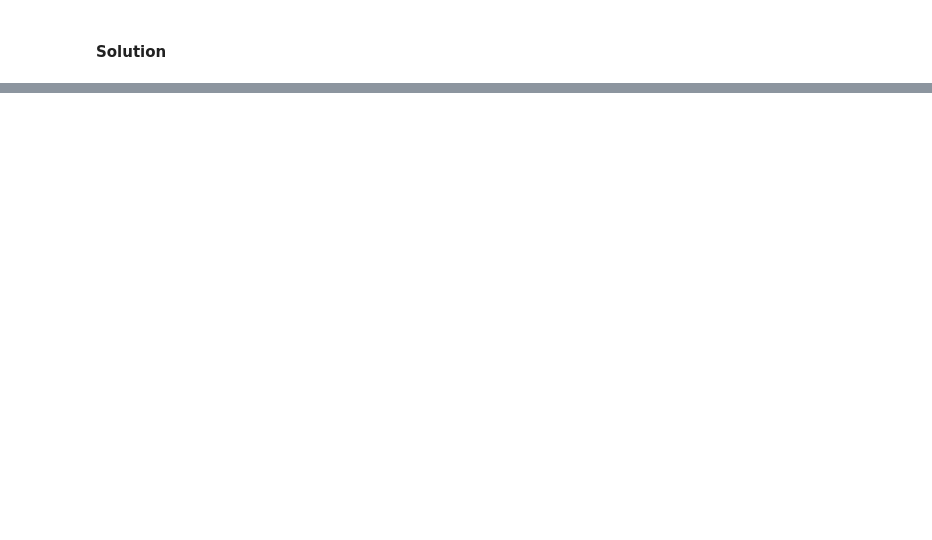
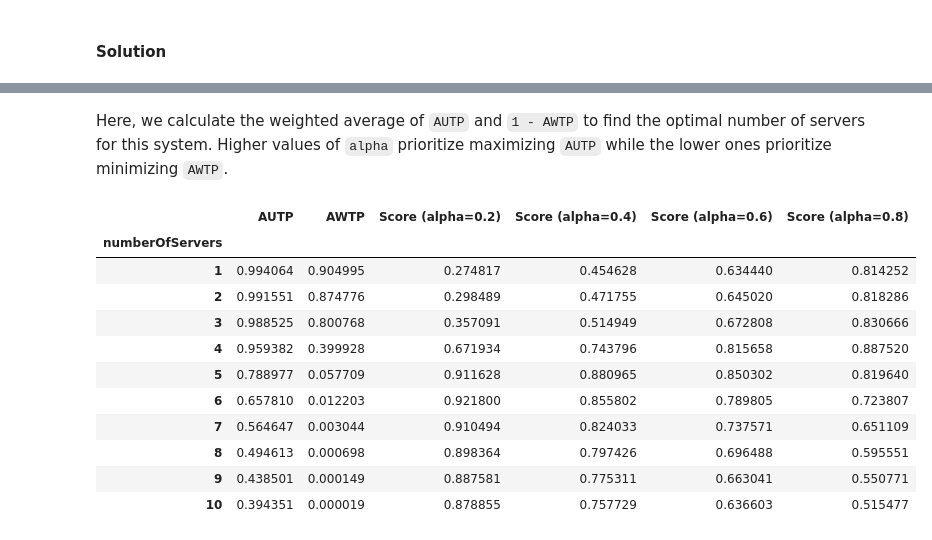
Before and after one commit to Hawmex/aut_principles_of_simulation, a Jupyter notebook: Class Assignments/assignment1_answer.ipynb, the cells around one changed output, grey strips where cells are left out. Drawn from its saved outputs; the diff is of its cells as text; code cells hidden in the pictures; blank space fills up the shorter version.

```diff
--- a/Class Assignments/assignment1_answer.ipynb
+++ b/Class Assignments/assignment1_answer.ipynb
@@ -488,0 +497,53 @@ df
+# %% [markdown]
+Here, we calculate the weighted average of `AUTP` and `1 - AWTP` to find the
+optimal number of servers for this system. Higher values of `alpha` prioritize maximizing
+`AUTP` while the lower ones prioritize minimizing `AWTP`.
+# %%
+def getScores(alpha: float) -> pd.Series:
+    """
+    Calculate the performance scores of the system.
+
+    Args:
+    - alpha (float): Priority of maximizing AUTP` against minimizing AWTP.
+
+    Returns:
+    - pd.Series: The performance score of the system for each number of servers.
+    """
+
+    assert alpha > 0 and alpha < 1, "alpha must be in range (0, 1)"
+
+    scores = alpha * resultsDf["AUTP"] + (1 - alpha) * (1 - resultsDf["AWTP"])
+
+    return scores
+
+
+optimalNumbersOfServers: List[Tuple[float, int]] = []
+
+for i in range(1, 1000):
+    alpha = i / 1000
+    scores = getScores(alpha)
+
+    if i % 200 == 0:
+        resultsDf[f"Score (alpha={alpha})"] = scores
+
+    optimalNumbersOfServers.append((alpha, scores.idxmax()))
+
+optimalNumbersOfServersDf = pd.DataFrame(
+    optimalNumbersOfServers,
+    columns=["alpha", "optimalNumberOfServers"],
+).set_index("alpha")
+
+resultsDf
+# %% [output]
+|  | AUTP | AWTP | Score (alpha=0.2) | Score (alpha=0.4) | Score (alpha=0.6) | Score (alpha=0.8) |
+| numberOfServers |  |  |  |  |  |  |
+| 1 | 0.994064 | 0.904995 | 0.274817 | 0.454628 | 0.634440 | 0.814252 |
+| 2 | 0.991551 | 0.874776 | 0.298489 | 0.471755 | 0.645020 | 0.818286 |
+| 3 | 0.988525 | 0.800768 | 0.357091 | 0.514949 | 0.672808 | 0.830666 |
+| 4 | 0.959382 | 0.399928 | 0.671934 | 0.743796 | 0.815658 | 0.887520 |
+| 5 | 0.788977 | 0.057709 | 0.911628 | 0.880965 | 0.850302 | 0.819640 |
+| 6 | 0.657810 | 0.012203 | 0.921800 | 0.855802 | 0.789805 | 0.723807 |
+| 7 | 0.564647 | 0.003044 | 0.910494 | 0.824033 | 0.737571 | 0.651109 |
+| 8 | 0.494613 | 0.000698 | 0.898364 | 0.797426 | 0.696488 | 0.595551 |
+| 9 | 0.438501 | 0.000149 | 0.887581 | 0.775311 | 0.663041 | 0.550771 |
+| 10 | 0.394351 | 0.000019 | 0.878855 | 0.757729 | 0.636603 | 0.515477 |
```
Also changed, not shown: parts of 15 cells of this notebook, 1 other file.
